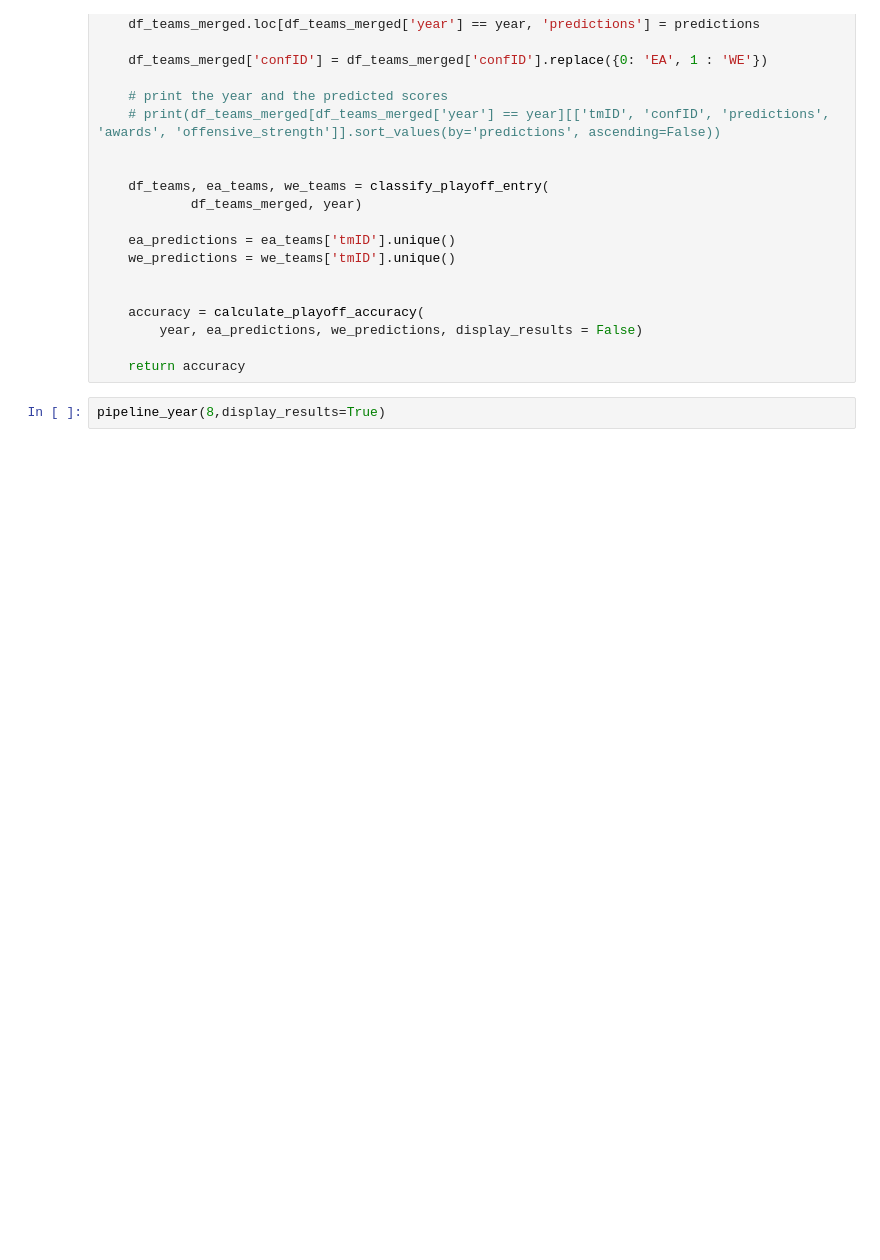
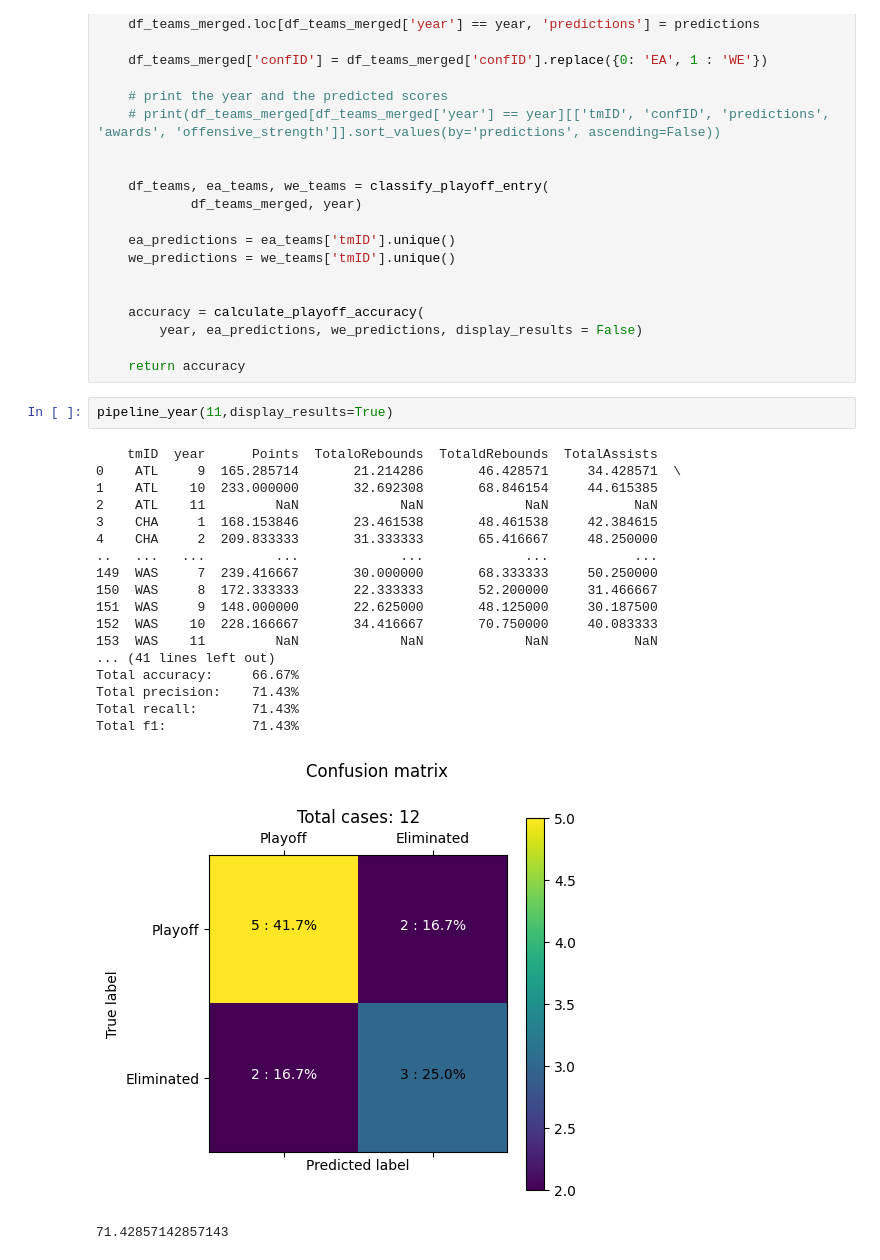
Before and after one commit to m21ark/ac, a Jupyter notebook: tmp.ipynb, the cells around one changed output. Saved outputs shown, nothing was run; the diff lists cells and outputs as text; blank space fills up the shorter version.

```diff
--- a/tmp.ipynb
+++ b/tmp.ipynb
@@ -123,7 +123,27 @@ def run_window_decay(model, year):
 
     return accuracy
 # %%
-pipeline_year(8,display_results=True)
+pipeline_year(11,display_results=True)
+# %% [output]
+    tmID  year      Points  TotaloRebounds  TotaldRebounds  TotalAssists
+0    ATL     9  165.285714       21.214286       46.428571     34.428571  \
+1    ATL    10  233.000000       32.692308       68.846154     44.615385
+2    ATL    11         NaN             NaN             NaN           NaN
+3    CHA     1  168.153846       23.461538       48.461538     42.384615
+4    CHA     2  209.833333       31.333333       65.416667     48.250000
+..   ...   ...         ...             ...             ...           ...
+149  WAS     7  239.416667       30.000000       68.333333     50.250000
+150  WAS     8  172.333333       22.333333       52.200000     31.466667
+151  WAS     9  148.000000       22.625000       48.125000     30.187500
+152  WAS    10  228.166667       34.416667       70.750000     40.083333
+153  WAS    11         NaN             NaN             NaN           NaN
+... (41 lines left out)
+Total accuracy:     66.67%
+Total precision:    71.43%
+Total recall:       71.43%
+Total f1:           71.43%
+[figure, added]
+71.42857142857143
 # %%
 from pipeline import *
 
```
Also changed, not shown: parts of 3 cells of this notebook, 10 other files.
